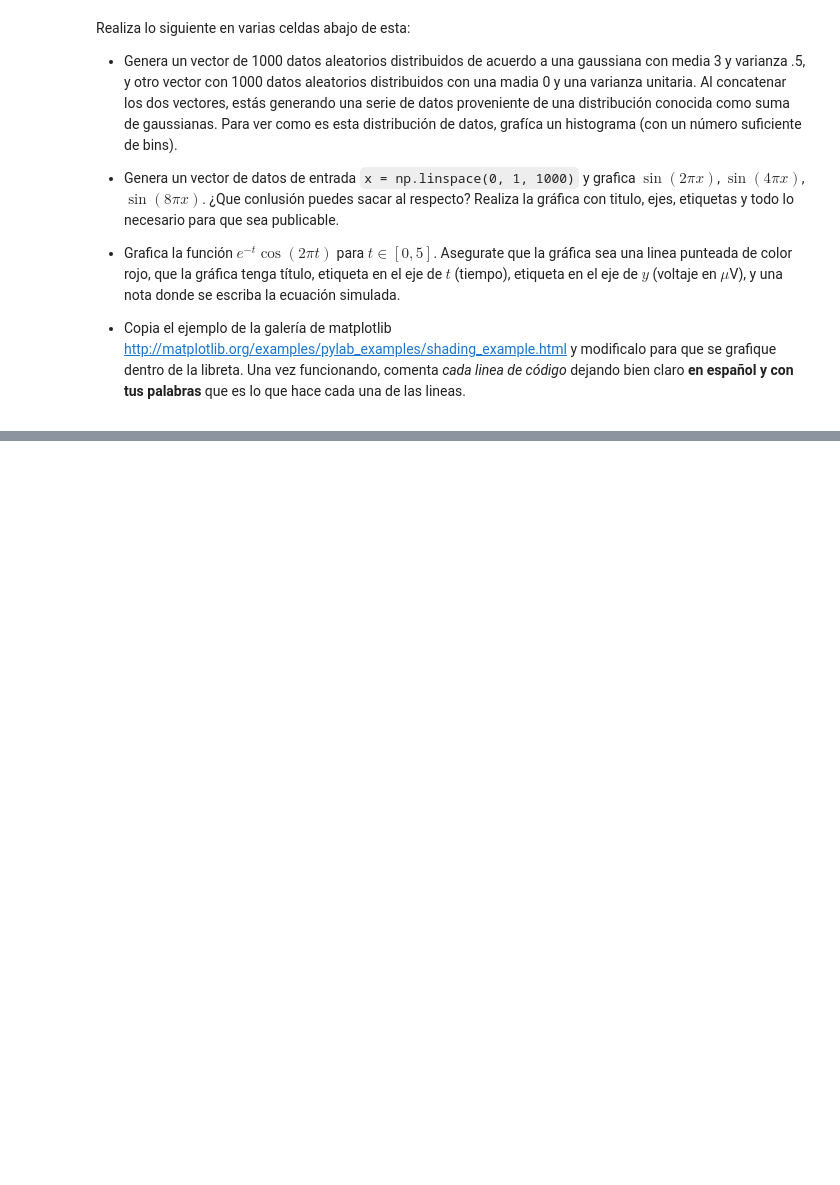
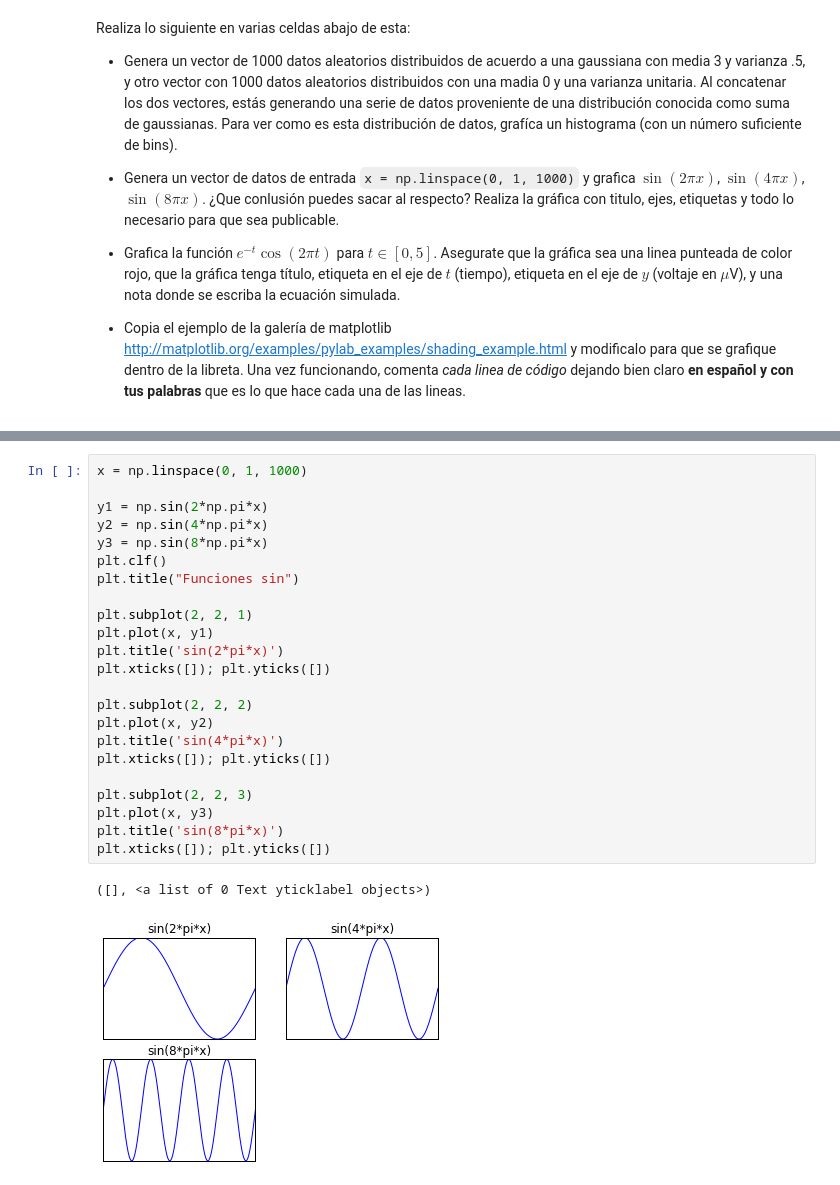
Before and after one commit to juliowaissman/libretasRdP, a Jupyter notebook: intro_numpy/Introducción a Numpy y Matplotlib.ipynb, the cells around one changed output, grey strips where cells are left out. Saved outputs shown, nothing was run; the diff lists cells and outputs as text; blank space fills up the shorter version.

```diff
--- a/intro_numpy/Introducción a Numpy y Matplotlib.ipynb
+++ b/intro_numpy/Introducción a Numpy y Matplotlib.ipynb
@@ -487,0 +601,26 @@ Realiza lo siguiente en varias celdas abajo de esta:
+# %%
+x = np.linspace(0, 1, 1000)
+
+y1 = np.sin(2*np.pi*x)
+y2 = np.sin(4*np.pi*x)
+y3 = np.sin(8*np.pi*x)
+plt.clf()
+plt.title("Funciones sin")
+
+plt.subplot(2, 2, 1)
+plt.plot(x, y1)
+plt.title('sin(2*pi*x)')
+plt.xticks([]); plt.yticks([])
+
+plt.subplot(2, 2, 2)
+plt.plot(x, y2)
+plt.title('sin(4*pi*x)')
+plt.xticks([]); plt.yticks([])
+
+plt.subplot(2, 2, 3)
+plt.plot(x, y3)
+plt.title('sin(8*pi*x)')
+plt.xticks([]); plt.yticks([])
+# %% [output]
+([], <a list of 0 Text yticklabel objects>)
+[figure, added]
```
Also changed, not shown: parts of 14 cells of this notebook.
